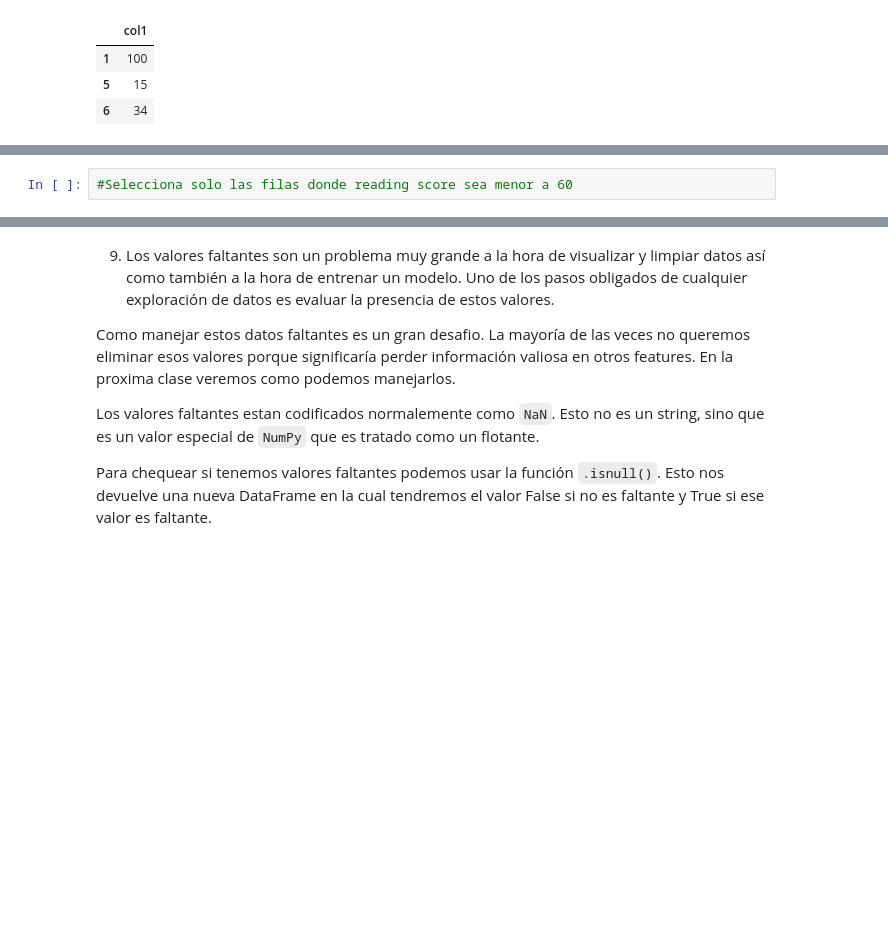
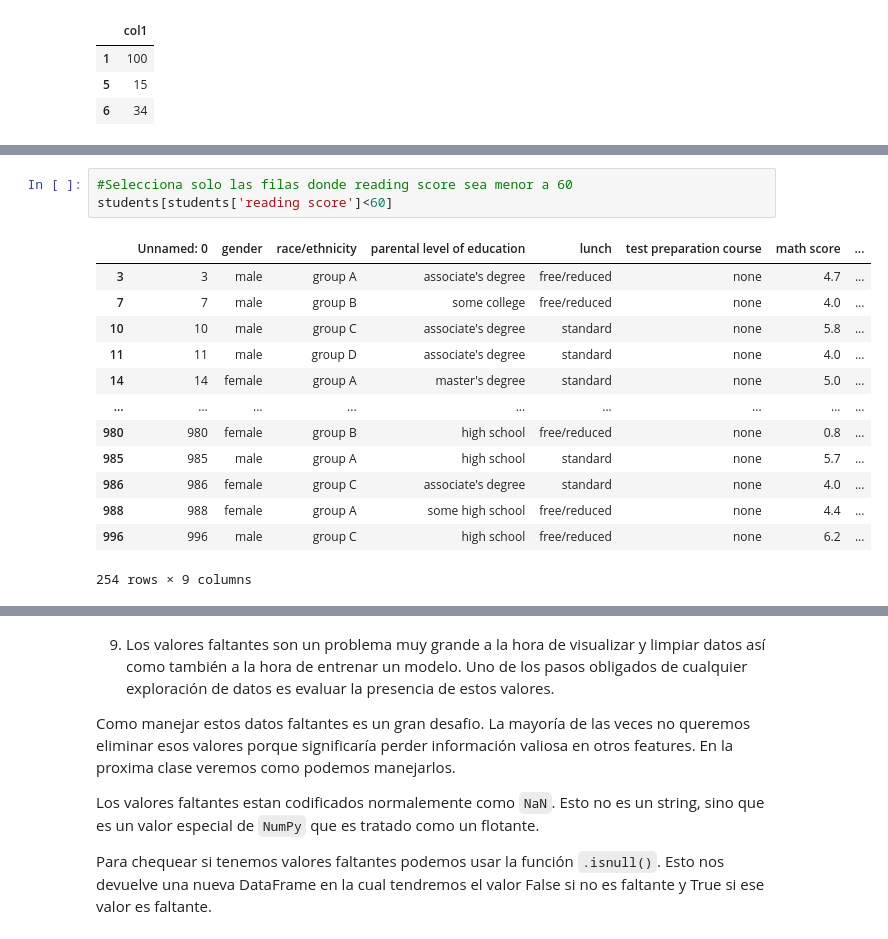
Before and after one commit to antonellafontanetto/DataScience, a Jupyter notebook: Notebook_6.ipynb, the cells around one changed output, grey strips where cells are left out. Drawn from its saved outputs; the diff is of its cells as text; blank space fills up the shorter version.

```diff
--- a/Notebook_6.ipynb
+++ b/Notebook_6.ipynb
@@ -456,4 +475,19 @@ NameError: name 'df' is not defined
 # %%
 #Selecciona solo las filas donde reading score sea menor a 60
+students[students['reading score']<60]
+# %% [output]
+|  | Unnamed: 0 | gender | race/ethnicity | parental level of education | lunch | test preparation course | math score | ... |
+| 3 | 3 | male | group A | associate's degree | free/reduced | none | 4.7 | ... |
+| 7 | 7 | male | group B | some college | free/reduced | none | 4.0 | ... |
+| 10 | 10 | male | group C | associate's degree | standard | none | 5.8 | ... |
+| 11 | 11 | male | group D | associate's degree | standard | none | 4.0 | ... |
+| 14 | 14 | female | group A | master's degree | standard | none | 5.0 | ... |
+| ... | ... | ... | ... | ... | ... | ... | ... | ... |
+| 980 | 980 | female | group B | high school | free/reduced | none | 0.8 | ... |
+| 985 | 985 | male | group A | high school | standard | none | 5.7 | ... |
+| 986 | 986 | female | group C | associate's degree | standard | none | 4.0 | ... |
+| 988 | 988 | female | group A | some high school | free/reduced | none | 4.4 | ... |
+| 996 | 996 | male | group C | high school | free/reduced | none | 6.2 | ... |
+254 rows × 9 columns
 # %%
 #Selecciona solo las filas donde gender sea igual a female
```
Also changed, not shown: parts of 39 cells of this notebook.
